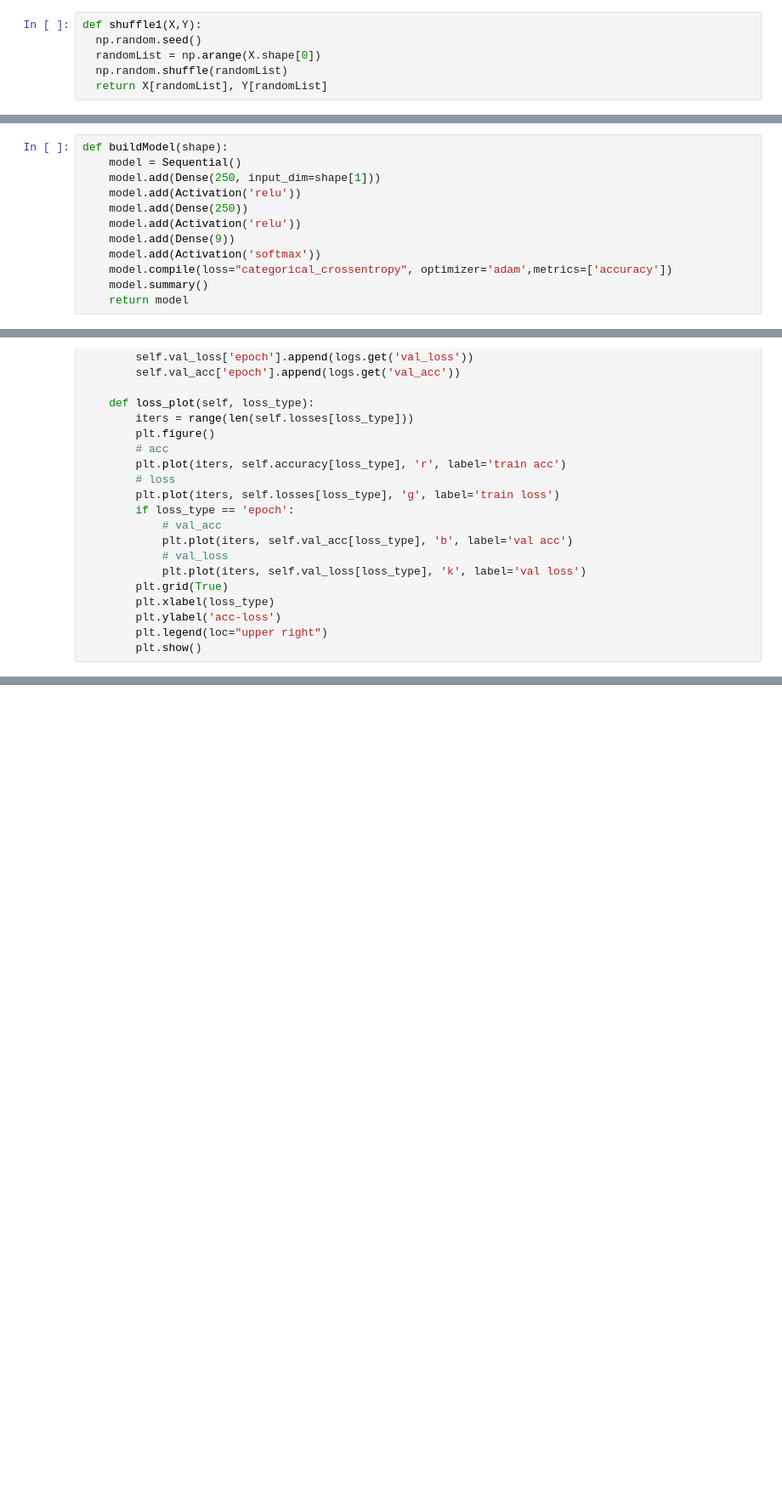
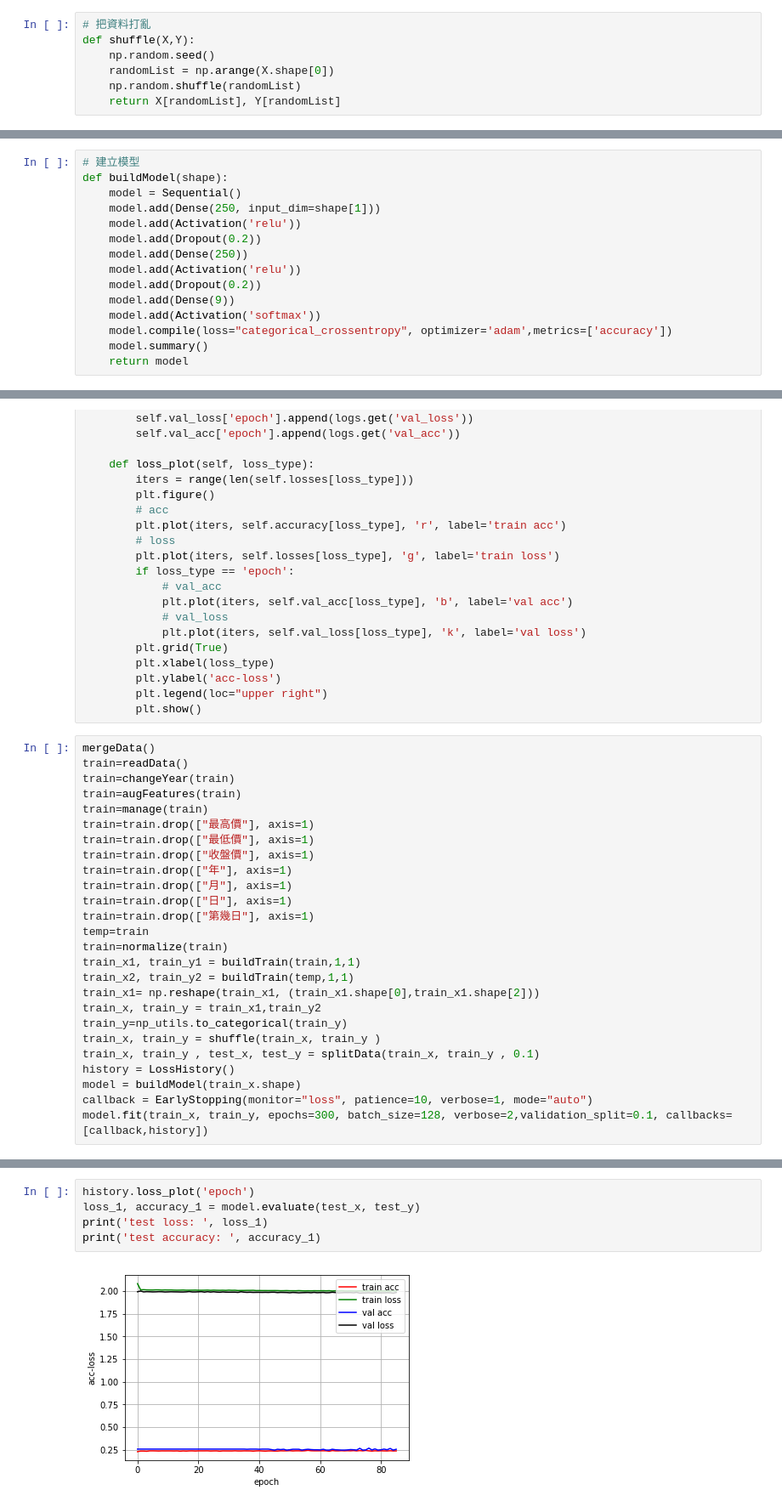
Before and after one commit to LGY3030/Prediction, a Jupyter notebook: Prediction_1.ipynb, the cells around one changed output, grey strips where cells are left out. Shown at 85% size. Saved outputs shown, nothing was run; the diff lists cells and outputs as text; blank space fills up the shorter version.

```diff
--- a/Prediction_1.ipynb
+++ b/Prediction_1.ipynb
@@ -97,9 +100,10 @@ def buildTrain(train, pastDay=30, futureDay=1):
 
     return X, Y
 # %%
-def shuffle1(X,Y):
-  np.random.seed()
-  randomList = np.arange(X.shape[0])
-  np.random.shuffle(randomList)
-  return X[randomList], Y[randomList]
+# 把資料打亂
+def shuffle(X,Y):
+    np.random.seed()
+    randomList = np.arange(X.shape[0])
+    np.random.shuffle(randomList)
+    return X[randomList], Y[randomList]
 # %%
@@ -114,12 +118,15 @@ def splitData(X,Y,rate):
     Y_val = Y[-int(Y.shape[0]*rate):]
     return X_train, Y_train, X_val, Y_val
 # %%
+# 建立模型
 def buildModel(shape):
     model = Sequential()
     model.add(Dense(250, input_dim=shape[1]))
     model.add(Activation('relu'))
+    model.add(Dropout(0.2))
     model.add(Dense(250))
     model.add(Activation('relu'))
+    model.add(Dropout(0.2))
     model.add(Dense(9))
     model.add(Activation('softmax'))
     model.compile(loss="categorical_crossentropy", optimizer='adam',metrics=['accuracy'])
@@ -164,3 +171,29 @@ class LossHistory(keras.callbacks.Callback):
         plt.ylabel('acc-loss')
         plt.legend(loc="upper right")
         plt.show()
+# %%
+mergeData()
+train=readData()
+train=changeYear(train)
+train=augFeatures(train)
+train=manage(train)
+train=train.drop(["最高價"], axis=1)
+train=train.drop(["最低價"], axis=1)
+train=train.drop(["收盤價"], axis=1)
+train=train.drop(["年"], axis=1)
+train=train.drop(["月"], axis=1)
+train=train.drop(["日"], axis=1)
+train=train.drop(["第幾日"], axis=1)
+temp=train
+train=normalize(train)
+train_x1, train_y1 = buildTrain(train,1,1)
+train_x2, train_y2 = buildTrain(temp,1,1)
+train_x1= np.reshape(train_x1, (train_x1.shape[0],train_x1.shape[2]))
+train_x, train_y = train_x1,train_y2
+train_y=np_utils.to_categorical(train_y)
+train_x, train_y = shuffle(train_x, train_y )
+train_x, train_y , test_x, test_y = splitData(train_x, train_y , 0.1)
+history = LossHistory()
+model = buildModel(train_x.shape)
+callback = EarlyStopping(monitor="loss", patience=10, verbose=1, mode="auto")
+model.fit(train_x, train_y, epochs=300, batch_size=128, verbose=2,validation_split=0.1, callbacks=[callback,history])
@@ -166,0 +221,7 @@ class LossHistory(keras.callbacks.Callback):
+# %%
+history.loss_plot('epoch')
+loss_1, accuracy_1 = model.evaluate(test_x, test_y)
+print('test loss: ', loss_1)
+print('test accuracy: ', accuracy_1)
+# %% [output]
+[figure, added]
```
Also changed, not shown: parts of 19 cells of this notebook, 1 other file.
